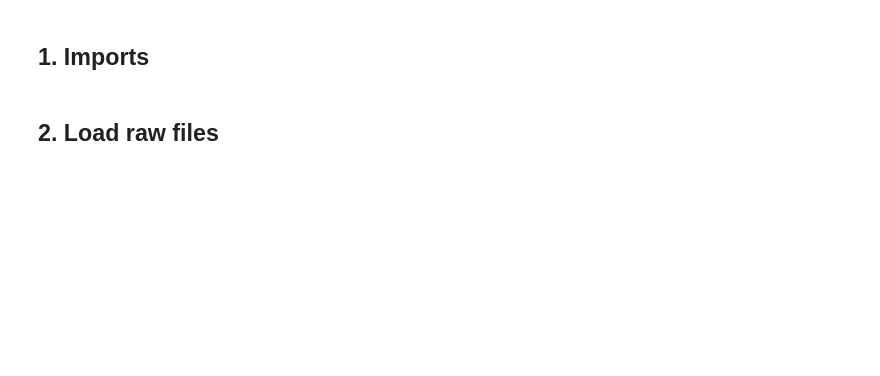
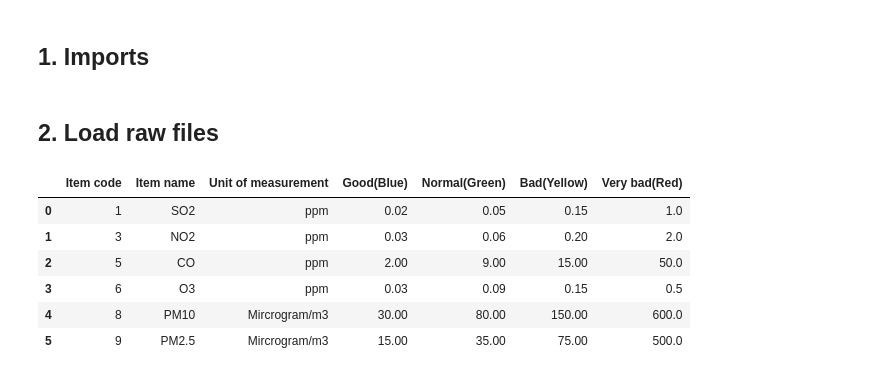
Before and after one commit to moliiner/air_pollution_analysis_seoul, a Jupyter notebook: notebooks/01_data_cleaning.ipynb, the cells around one changed output. Drawn from its saved outputs; the diff is of its cells as text; code cells hidden in the pictures; blank space fills up the shorter version.

```diff
--- a/notebooks/01_data_cleaning.ipynb
+++ b/notebooks/01_data_cleaning.ipynb
@@ -19,2 +30,13 @@ from seoul_air import config
 # %% [markdown]
 ## 2. Load raw files
+# %%
+items = load_raw(config.RAW_FILES["items"])
+items
+# %% [output]
+|  | Item code | Item name | Unit of measurement | Good(Blue) | Normal(Green) | Bad(Yellow) | Very bad(Red) |
+| 0 | 1 | SO2 | ppm | 0.02 | 0.05 | 0.15 | 1.0 |
+| 1 | 3 | NO2 | ppm | 0.03 | 0.06 | 0.20 | 2.0 |
+| 2 | 5 | CO | ppm | 2.00 | 9.00 | 15.00 | 50.0 |
+| 3 | 6 | O3 | ppm | 0.03 | 0.09 | 0.15 | 0.5 |
+| 4 | 8 | PM10 | Mircrogram/m3 | 30.00 | 80.00 | 150.00 | 600.0 |
+| 5 | 9 | PM2.5 | Mircrogram/m3 | 15.00 | 35.00 | 75.00 | 500.0 |
```
Also changed, not shown: parts of 32 cells of this notebook, 39 other files.
